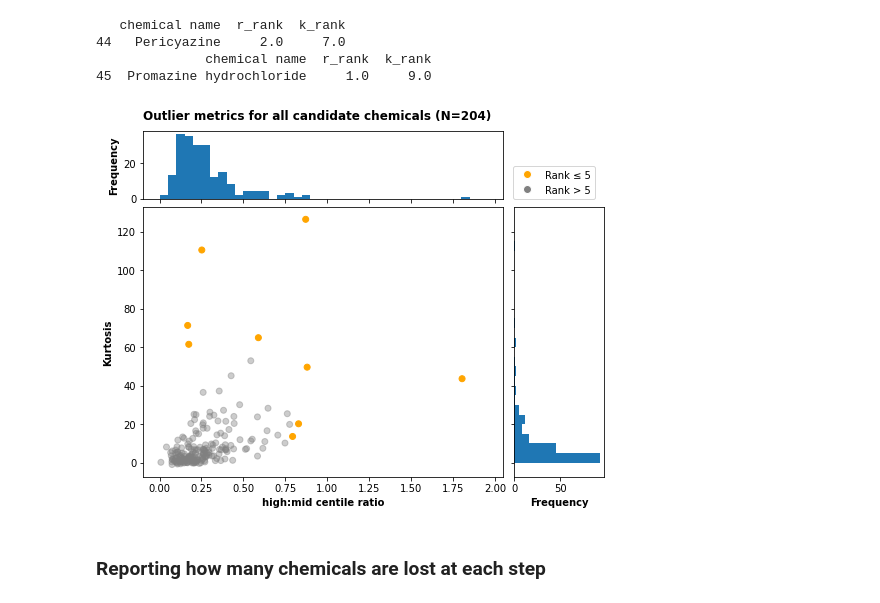
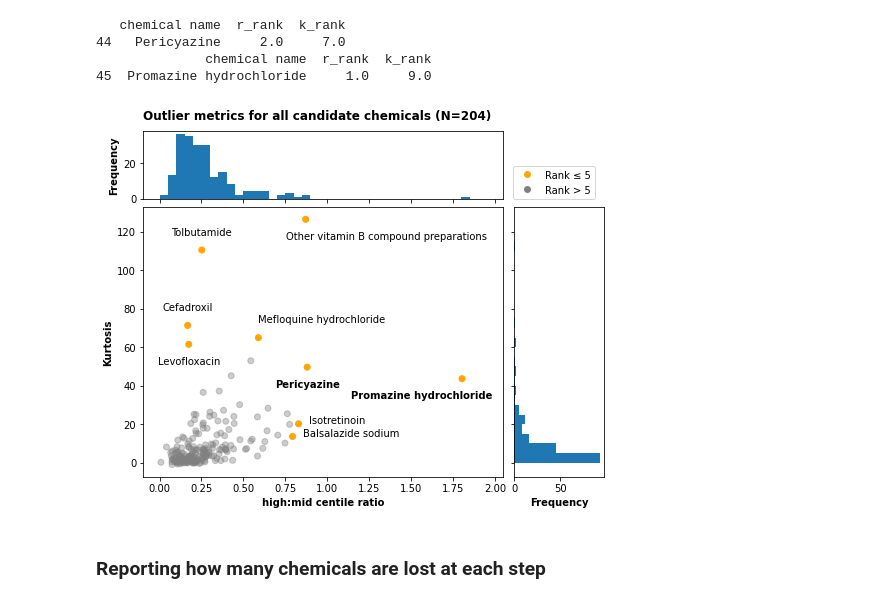
Before and after one commit to ebmdatalab/kurtosis-pericyazine, a Jupyter notebook: notebooks/outlier-analysis_target-identification.ipynb, the cells around one changed output. Drawn from its saved outputs; the diff is of its cells as text; code cells hidden in the pictures.

Commit message:
feat: updated plots further to amendments prompted by final review

```diff
--- a/notebooks/outlier-analysis_target-identification.ipynb
+++ b/notebooks/outlier-analysis_target-identification.ipynb
@@ -432,35 +432,35 @@ scatter_hist(x, y,
              y_bins = np.arange(0,130,5) )
 
 # specify the location of chemical names manually so that labels don't clash
 for k, v in data_to_plot.iterrows():
-    if v.group == f"Rank <= {n_to_label}":
+    if v.group == f"Rank ≤ {n_to_label}":
         if ( k in ['Tolbutamide', 'Cefadroxil'] ):
             ax.annotate(k, (v['ratio'], v['kurtosis']), textcoords="offset points", xytext=(0,15), ha='center' )
         elif ( k in ['Mefloquine hydrochloride'] ):
             ax.annotate(k, (v['ratio'], v['kurtosis']), textcoords="offset points", xytext=(0,15), ha='left' )
         elif ( k in ['Pericyazine'] ):
             ax.annotate(k, (v['ratio'], v['kurtosis']), textcoords="offset points", xytext=(0,-20), ha='center', weight="bold" )
         elif ( k in ['Levofloxacin'] ):
             ax.annotate(k, (v['ratio'], v['kurtosis']), textcoords="offset points", xytext=(0,-20), ha='center' )
         elif ( k in ['Other vitamin B compound preparations'] ):
             ax.annotate(k, (v['ratio'], v['kurtosis']), textcoords="offset points", xytext=(-20,-20), ha='left' )
         elif ( k in ['Isotretinoin','Balsalazide sodium'] ):
             ax.annotate(k, (v['ratio'], v['kurtosis']), textcoords="offset points", xytext=(10,0), ha='left' )
         elif ( k in ['Promazine hydrochloride'] ):
             ax.annotate(k, (v['ratio'], v['kurtosis']), textcoords="offset points", xytext=(30,-20), ha='right', weight="bold")
         else:
             ax.annotate(k, (v['ratio'], v['kurtosis']), textcoords="offset points", xytext=(20,-20), ha='right', rotation=30)
 
 handles = [Line2D([0], [0], marker='o', color='w', markerfacecolor=v, label=k, markersize=8) for k, v in colour_map.items()]
 ax.legend(title='', handles=handles, loc=[1.029,1.03])
 plt.suptitle(f"Outlier metrics for all candidate chemicals (N={num_chemicals_plotted})", weight="bold", x=0.1, y=0.95, horizontalalignment="left")
 plt.gcf().set_size_inches(8, 6)
 
 plt.savefig('../output/ratio_kurtosis_plot_with_histograms.png', dpi=300, bbox_inches='tight')
 
 plt.show()
 # %% [output]
-[figure, old version]
+[figure, new version]
 # %% [markdown]
 ### Reporting how many chemicals are lost at each step
 # %%
```
Also changed, not shown: 4 other files.
